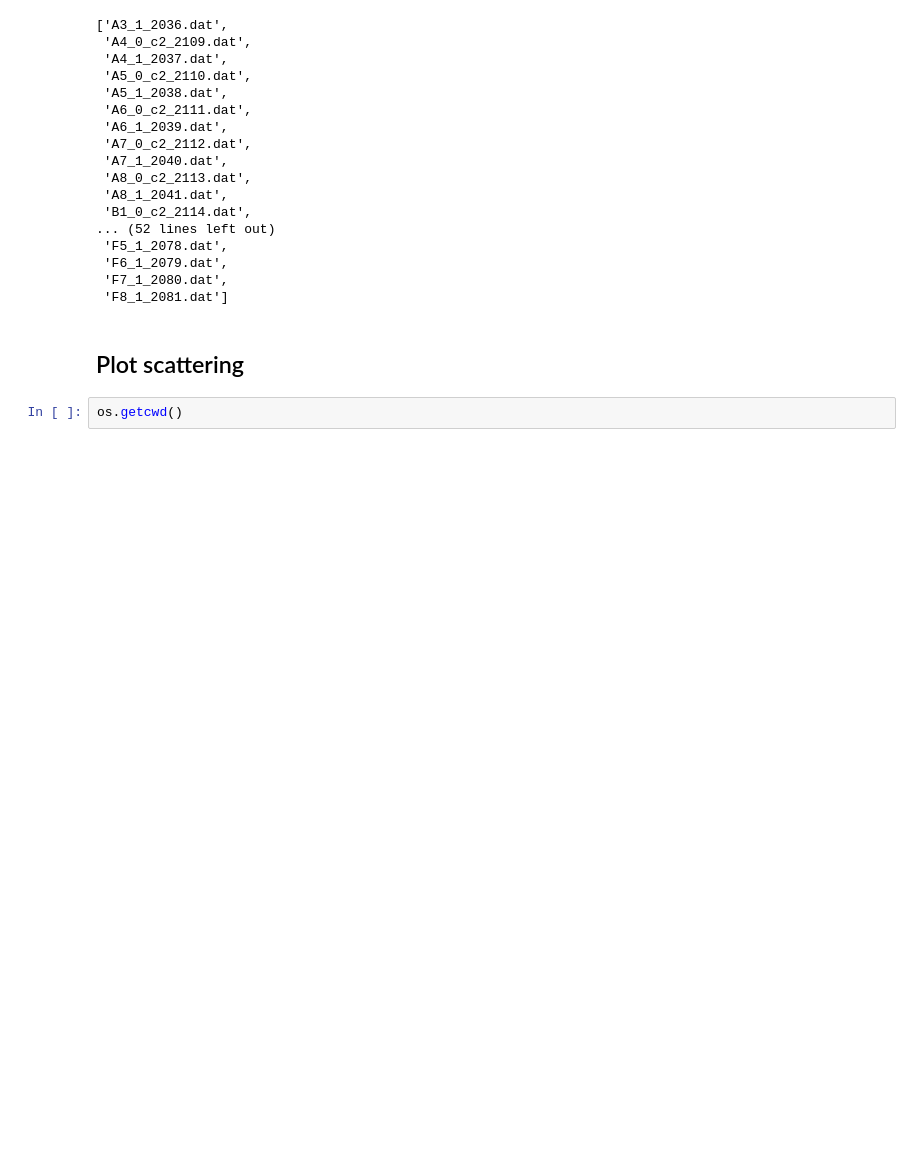
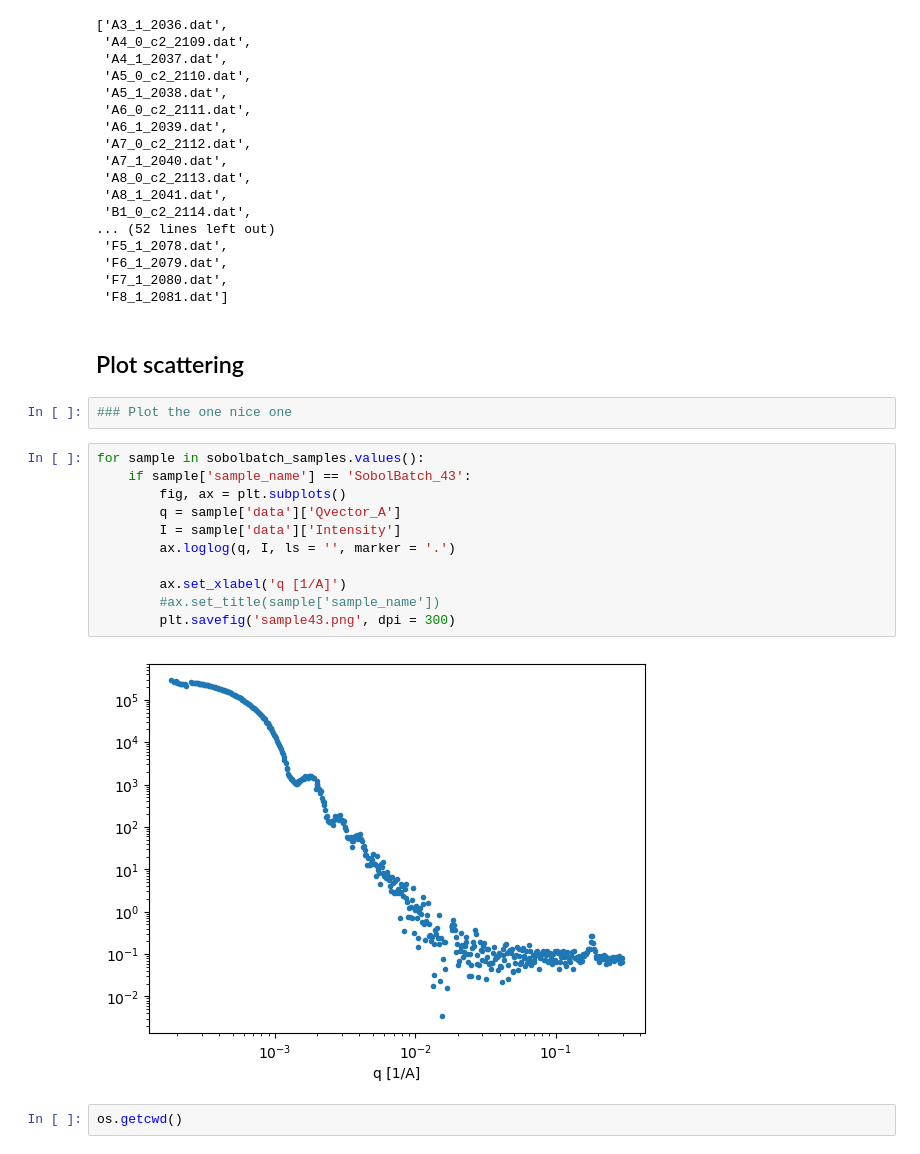
Before and after one commit to pozzo-research-group/silica-np-synthesis, a Jupyter notebook: APS_data_analysis/APS_EDA.ipynb, the cells around one changed output. Cells and saved outputs as stored; diff of their text form; blank space fills up the shorter version.

```diff
--- a/APS_data_analysis/APS_EDA.ipynb
+++ b/APS_data_analysis/APS_EDA.ipynb
@@ -143,6 +152,21 @@ paths
  'F8_1_2081.dat']
 # %% [markdown]
 ## Plot scattering
+# %%
+### Plot the one nice one
+# %%
+for sample in sobolbatch_samples.values():
+    if sample['sample_name'] == 'SobolBatch_43':
+        fig, ax = plt.subplots()
+        q = sample['data']['Qvector_A']
+        I = sample['data']['Intensity']
+        ax.loglog(q, I, ls = '', marker = '.')
+
+        ax.set_xlabel('q [1/A]')
+        #ax.set_title(sample['sample_name'])
+        plt.savefig('sample43.png', dpi = 300)
+# %% [output]
+[figure, added]
 # %%
 os.getcwd()
 # %% [output]
```
Also changed, not shown: parts of 9 cells of this notebook, 1 other file.
